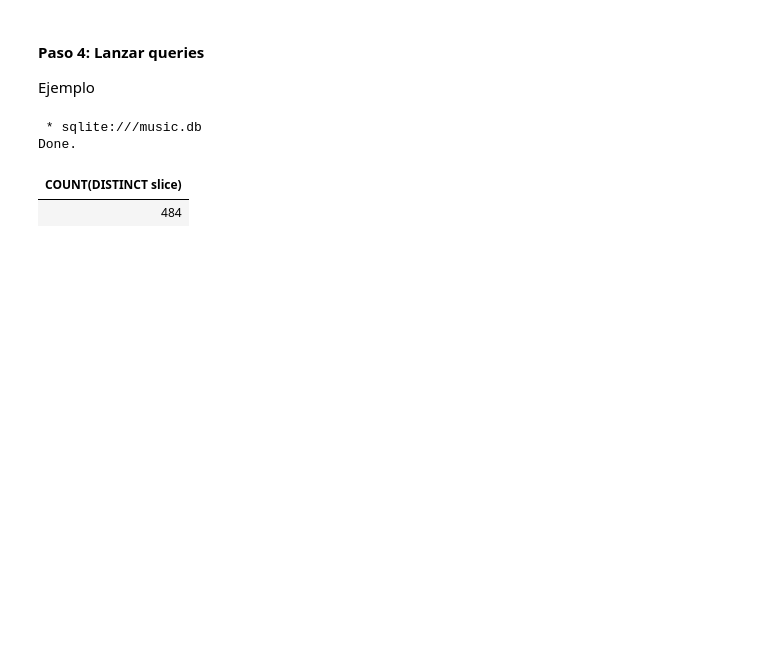
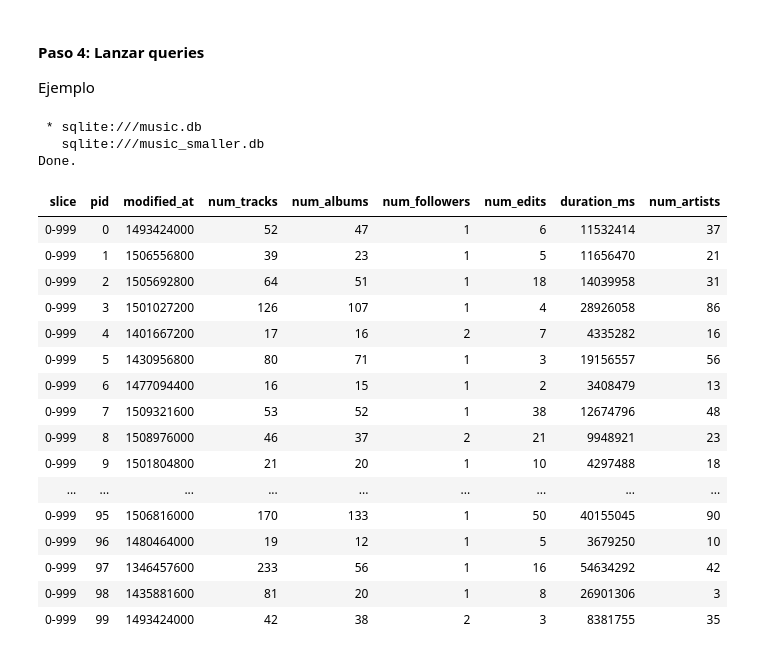
Before and after one commit to carlose-cortesg/ANTR-2029-ANTRCOMP, a Jupyter notebook: Semana5/Recursos/CC-03-diseccionandolabasedatos.ipynb, the cells around one changed output. Saved outputs shown, nothing was run; the diff lists cells and outputs as text; code cells hidden in the pictures; blank space fills up the shorter version.

```diff
--- a/Semana5/Recursos/CC-03-diseccionandolabasedatos.ipynb
+++ b/Semana5/Recursos/CC-03-diseccionandolabasedatos.ipynb
@@ -30,10 +56,28 @@ Se utiliza el siguiente operador para habilitar la base que debe estar en la mis
 Ejemplo
 # %%
 %%sql
-SELECT COUNT(DISTINCT slice)
+SELECT *
 FROM playlists
+LIMIT 100
+;
 # %% [output]
  * sqlite:///music.db
+   sqlite:///music_smaller.db
 Done.
-| COUNT(DISTINCT slice) |
-| 484 |
+| slice | pid | modified_at | num_tracks | num_albums | num_followers | num_edits | duration_ms | num_artists |
+| 0-999 | 0 | 1493424000 | 52 | 47 | 1 | 6 | 11532414 | 37 |
+| 0-999 | 1 | 1506556800 | 39 | 23 | 1 | 5 | 11656470 | 21 |
+| 0-999 | 2 | 1505692800 | 64 | 51 | 1 | 18 | 14039958 | 31 |
+| 0-999 | 3 | 1501027200 | 126 | 107 | 1 | 4 | 28926058 | 86 |
+| 0-999 | 4 | 1401667200 | 17 | 16 | 2 | 7 | 4335282 | 16 |
+| 0-999 | 5 | 1430956800 | 80 | 71 | 1 | 3 | 19156557 | 56 |
+| 0-999 | 6 | 1477094400 | 16 | 15 | 1 | 2 | 3408479 | 13 |
+| 0-999 | 7 | 1509321600 | 53 | 52 | 1 | 38 | 12674796 | 48 |
+| 0-999 | 8 | 1508976000 | 46 | 37 | 2 | 21 | 9948921 | 23 |
+| 0-999 | 9 | 1501804800 | 21 | 20 | 1 | 10 | 4297488 | 18 |
+| ... | ... | ... | ... | ... | ... | ... | ... | ... |
+| 0-999 | 95 | 1506816000 | 170 | 133 | 1 | 50 | 40155045 | 90 |
+| 0-999 | 96 | 1480464000 | 19 | 12 | 1 | 5 | 3679250 | 10 |
+| 0-999 | 97 | 1346457600 | 233 | 56 | 1 | 16 | 54634292 | 42 |
+| 0-999 | 98 | 1435881600 | 81 | 20 | 1 | 8 | 26901306 | 3 |
+| 0-999 | 99 | 1493424000 | 42 | 38 | 2 | 3 | 8381755 | 35 |
```
Also changed, not shown: parts of 3 cells of this notebook, 9 other files.
